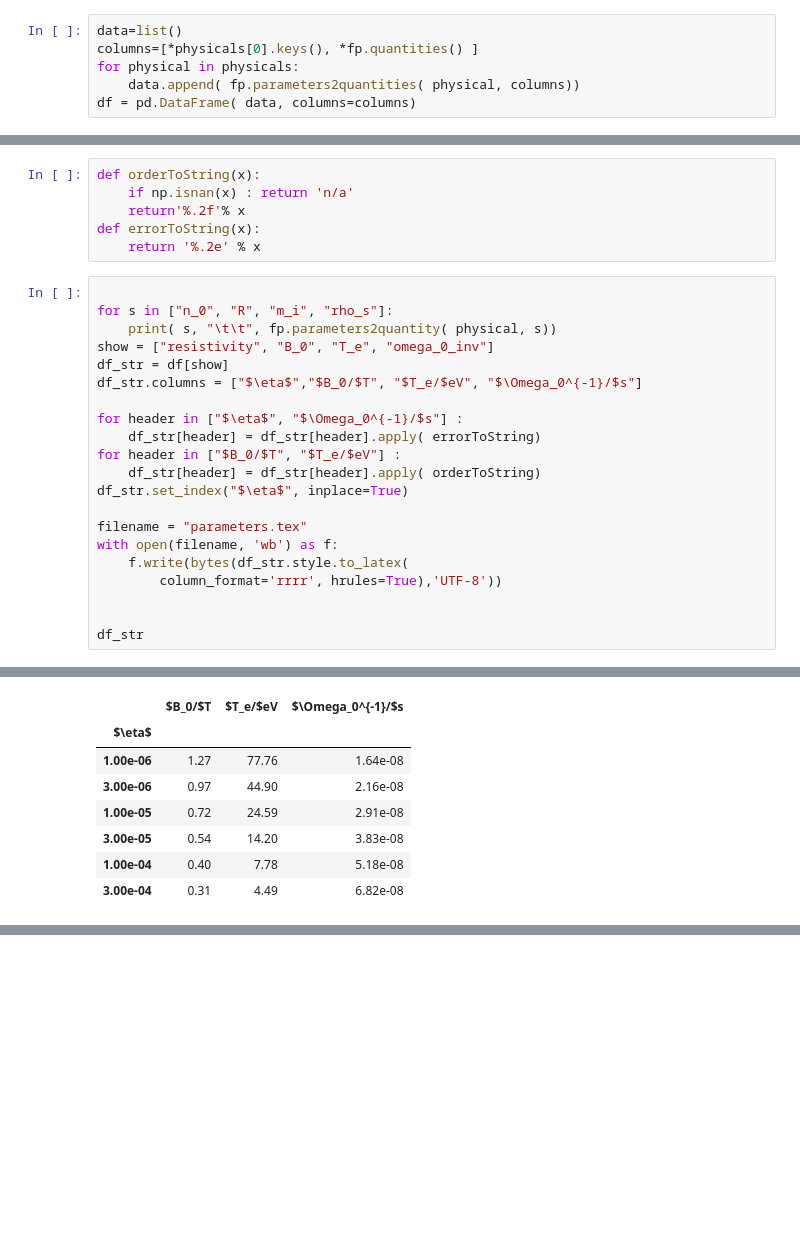
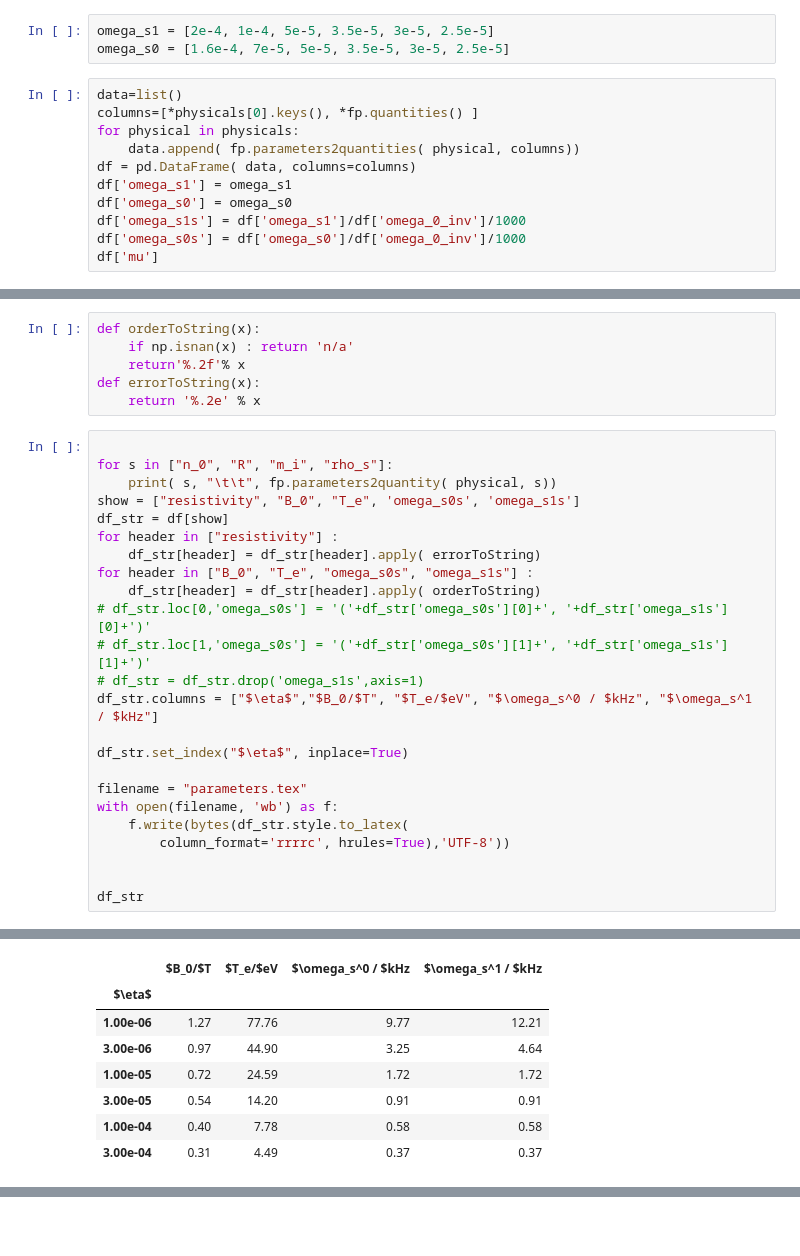
Before and after one commit to mwiesenberger/data-analysis-3d, a Jupyter notebook: parameters.ipynb, the cells around one changed output, grey strips where cells are left out. Drawn from its saved outputs; the diff is of its cells as text; blank space fills up the shorter version.

```diff
--- a/parameters.ipynb
+++ b/parameters.ipynb
@@ -23,6 +28,14 @@ Invert for given R
+# %%
+omega_s1 = [2e-4, 1e-4, 5e-5, 3.5e-5, 3e-5, 2.5e-5]
+omega_s0 = [1.6e-4, 7e-5, 5e-5, 3.5e-5, 3e-5, 2.5e-5]
 # %%
 data=list()
 columns=[*physicals[0].keys(), *fp.quantities() ]
 for physical in physicals:
     data.append( fp.parameters2quantities( physical, columns))
 df = pd.DataFrame( data, columns=columns)
+df['omega_s1'] = omega_s1
+df['omega_s0'] = omega_s0
+df['omega_s1s'] = df['omega_s1']/df['omega_0_inv']/1000
+df['omega_s0s'] = df['omega_s0']/df['omega_0_inv']/1000
+df['mu']
@@ -36,20 +57,23 @@ def errorToString(x):
 
 for s in ["n_0", "R", "m_i", "rho_s"]:
     print( s, "\t\t", fp.parameters2quantity( physical, s))
-show = ["resistivity", "B_0", "T_e", "omega_0_inv"]
+show = ["resistivity", "B_0", "T_e", 'omega_s0s', 'omega_s1s']
 df_str = df[show]
-df_str.columns = ["$\eta$","$B_0/$T", "$T_e/$eV", "$\Omega_0^{-1}/$s"]
+for header in ["resistivity"] :
+    df_str[header] = df_str[header].apply( errorToString)
+for header in ["B_0", "T_e", "omega_s0s", "omega_s1s"] :
+    df_str[header] = df_str[header].apply( orderToString)
+# df_str.loc[0,'omega_s0s'] = '('+df_str['omega_s0s'][0]+', '+df_str['omega_s1s'][0]+')'
+# df_str.loc[1,'omega_s0s'] = '('+df_str['omega_s0s'][1]+', '+df_str['omega_s1s'][1]+')'
+# df_str = df_str.drop('omega_s1s',axis=1)
+df_str.columns = ["$\eta$","$B_0/$T", "$T_e/$eV", "$\omega_s^0 / $kHz", "$\omega_s^1 / $kHz"]
 
-for header in ["$\eta$", "$\Omega_0^{-1}/$s"] :
-    df_str[header] = df_str[header].apply( errorToString)
-for header in ["$B_0/$T", "$T_e/$eV"] :
-    df_str[header] = df_str[header].apply( orderToString)
 df_str.set_index("$\eta$", inplace=True)
 
 filename = "parameters.tex"
 with open(filename, 'wb') as f:
     f.write(bytes(df_str.style.to_latex(
-        column_format='rrrr', hrules=True),'UTF-8'))
+        column_format='rrrrc', hrules=True),'UTF-8'))
 
 
 df_str
@@ -61,18 +85,18 @@ rho_s            0.0010000000002649348
 A value is trying to be set on a copy of a slice from a DataFrame.
 Try using .loc[row_indexer,col_indexer] = value instead
 
 See the caveats in the documentation: https://pandas.pydata.org/pandas-docs/stable/user_guide/indexing.html#returning-a-view-versus-a-copy
   df_str[header] = df_str[header].apply( errorToString)
 A value is trying to be set on a copy of a slice from a DataFrame.
 Try using .loc[row_indexer,col_indexer] = value instead
 
 See the caveats in the documentation: https://pandas.pydata.org/pandas-docs/stable/user_guide/indexing.html#returning-a-view-versus-a-copy
   df_str[header] = df_str[header].apply( orderToString)
-|  | $B_0/$T | $T_e/$eV | $\Omega_0^{-1}/$s |
-| $\eta$ |  |  |  |
-| 1.00e-06 | 1.27 | 77.76 | 1.64e-08 |
-| 3.00e-06 | 0.97 | 44.90 | 2.16e-08 |
-| 1.00e-05 | 0.72 | 24.59 | 2.91e-08 |
-| 3.00e-05 | 0.54 | 14.20 | 3.83e-08 |
-| 1.00e-04 | 0.40 | 7.78 | 5.18e-08 |
-| 3.00e-04 | 0.31 | 4.49 | 6.82e-08 |
+|  | $B_0/$T | $T_e/$eV | $\omega_s^0 / $kHz | $\omega_s^1 / $kHz |
+| $\eta$ |  |  |  |  |
+| 1.00e-06 | 1.27 | 77.76 | 9.77 | 12.21 |
+| 3.00e-06 | 0.97 | 44.90 | 3.25 | 4.64 |
+| 1.00e-05 | 0.72 | 24.59 | 1.72 | 1.72 |
+| 3.00e-05 | 0.54 | 14.20 | 0.91 | 0.91 |
+| 1.00e-04 | 0.40 | 7.78 | 0.58 | 0.58 |
+| 3.00e-04 | 0.31 | 4.49 | 0.37 | 0.37 |
```
Also changed, not shown: parts of 9 cells of this notebook, 6 other files.
